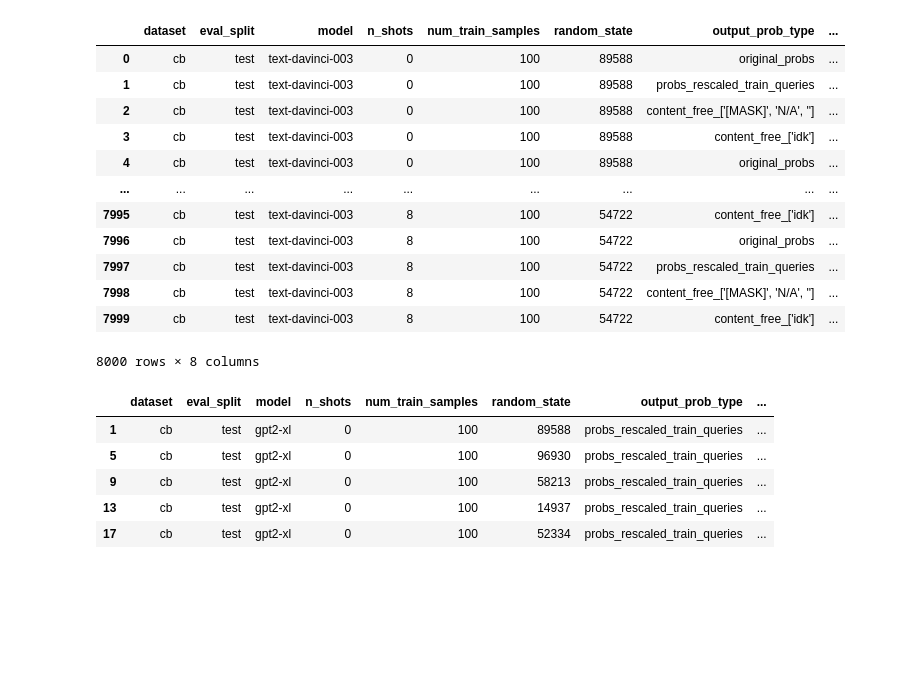
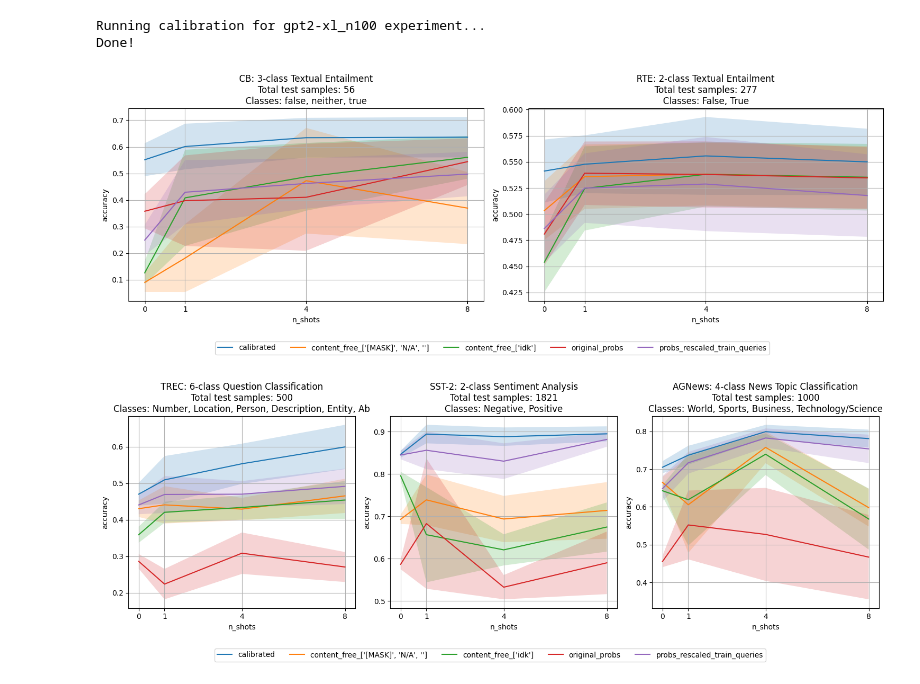
Before and after one commit to LautaroEst/efficient-reestimation, a Jupyter notebook: plots.ipynb, the cells around one changed output. Drawn from its saved outputs; the diff is of its cells as text; code cells hidden in the pictures; blank space fills up the shorter version.

Commit message:
firsts results for classification with calibrated probs

```diff
--- a/plots.ipynb
+++ b/plots.ipynb
@@ -160,31 +1,28 @@ plot_score_vs_nshots_boxplot(results, score, model_name, prob_types=None, datase
-# %%
-results
-# %% [output]
-|  | dataset | eval_split | model | n_shots | num_train_samples | random_state | output_prob_type | ... |
-| 0 | cb | test | text-davinci-003 | 0 | 100 | 89588 | original_probs | ... |
-| 1 | cb | test | text-davinci-003 | 0 | 100 | 89588 | probs_rescaled_train_queries | ... |
-| 2 | cb | test | text-davinci-003 | 0 | 100 | 89588 | content_free_['[MASK]', 'N/A', ''] | ... |
-| 3 | cb | test | text-davinci-003 | 0 | 100 | 89588 | content_free_['idk'] | ... |
-| 4 | cb | test | text-davinci-003 | 0 | 100 | 89588 | original_probs | ... |
-| ... | ... | ... | ... | ... | ... | ... | ... | ... |
-| 7995 | cb | test | text-davinci-003 | 8 | 100 | 54722 | content_free_['idk'] | ... |
-| 7996 | cb | test | text-davinci-003 | 8 | 100 | 54722 | original_probs | ... |
-| 7997 | cb | test | text-davinci-003 | 8 | 100 | 54722 | probs_rescaled_train_queries | ... |
-| 7998 | cb | test | text-davinci-003 | 8 | 100 | 54722 | content_free_['[MASK]', 'N/A', ''] | ... |
-| 7999 | cb | test | text-davinci-003 | 8 | 100 | 54722 | content_free_['idk'] | ... |
-8000 rows × 8 columns
-# %%
-results.loc[
-    (results.model == "gpt2-xl") & \
-    (results.dataset == "cb") & \
-    (results.eval_split == "test") & \
-    (results.n_shots == 0) & \
-    (results.output_prob_type == "probs_rescaled_train_queries"),:
-]
-# %% [output]
-|  | dataset | eval_split | model | n_shots | num_train_samples | random_state | output_prob_type | ... |
-| 1 | cb | test | gpt2-xl | 0 | 100 | 89588 | probs_rescaled_train_queries | ... |
-| 5 | cb | test | gpt2-xl | 0 | 100 | 96930 | probs_rescaled_train_queries | ... |
-| 9 | cb | test | gpt2-xl | 0 | 100 | 58213 | probs_rescaled_train_queries | ... |
-| 13 | cb | test | gpt2-xl | 0 | 100 | 14937 | probs_rescaled_train_queries | ... |
-| 17 | cb | test | gpt2-xl | 0 | 100 | 52334 | probs_rescaled_train_queries | ... |
+# %%
+from src.utils import read_results, plot_score_vs_nshots_std, plot_score_vs_nshots_boxplot
+
+root_dir = "./"
+experiment = "gpt2-xl_n100"
+collect_results_config = "100boots_acc"
+calibration_config = "logloss_affine_100boots_acc"
+
+# !python run.py --root_dir $root_dir --config $experiment --use_saved_results
+# !python collect_results.py --root_dir $root_dir --experiment $experiment --config $collect_results_config
+!python run_calibration.py --root_dir $root_dir --experiment $experiment --config $calibration_config --use_saved_results
+# %% [output]
+Running calibration for gpt2-xl_n100 experiment...
+Done!
+# %%
+datasets = ["cb", "rte"]
+# datasets = ["dbpedia"]
+results, score, model_name = read_results(root_dir, experiment)
+plot_score_vs_nshots_std(results, score, model_name, prob_types=None, datasets=datasets)
+# plot_score_vs_nshots_boxplot(results, score, model_name, prob_types=None, datasets=datasets)
+# %% [output]
+[figure, added]
+# %%
+datasets = ["sst2", "trec", "agnews"]
+results, score, model_name = read_results(root_dir, experiment)
+plot_score_vs_nshots_std(results, score, model_name, prob_types=None, datasets=datasets)
+# %% [output]
+[figure, added]
```
Also changed, not shown: parts of 2 cells of this notebook, 30 other files.
